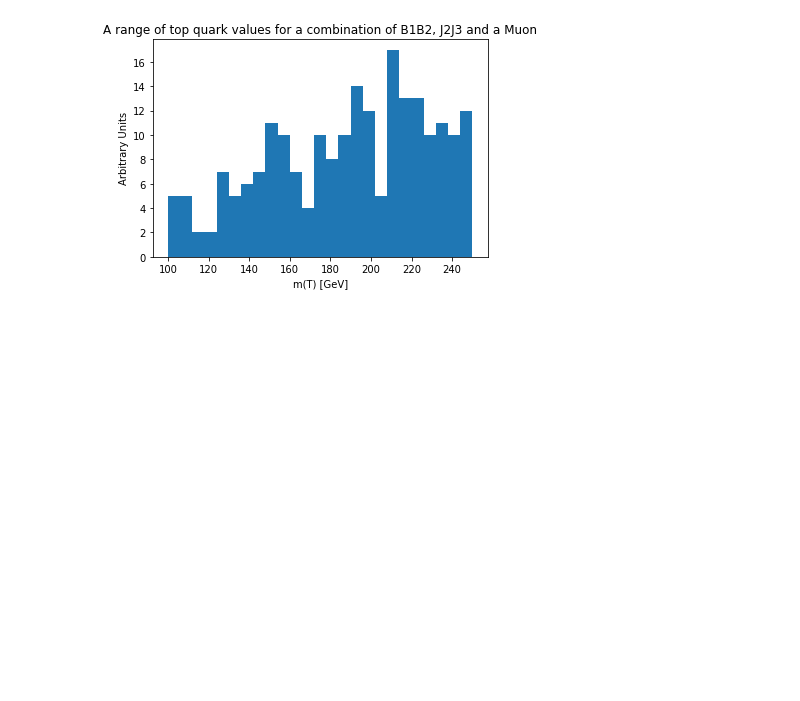
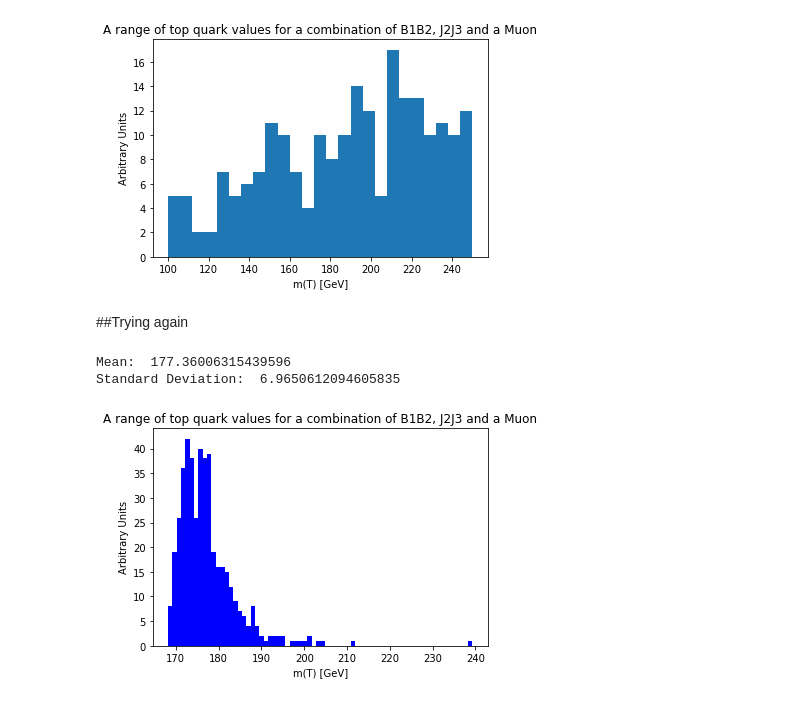
Before and after one commit to Hamza-Suleman/EPP-Coursework3, a Jupyter notebook: EPP_Coursework_3.ipynb, the cells around one changed output. Saved outputs shown, nothing was run; the diff lists cells and outputs as text; code cells hidden in the pictures; blank space fills up the shorter version.

```diff
--- a/EPP_Coursework_3.ipynb
+++ b/EPP_Coursework_3.ipynb
@@ -497,3 +535,33 @@ plt.show()
 Mean:  188.54823902017577
 Standard Deviation:  39.53413236130326
 [figure]
+# %% [markdown]
+##Trying again
+# %%
+j1 = []
+j2 = []
+j3 = []
+for i in range(len(dataarray)):
+  j1.append(np.sqrt(abs(((dataarray[i]["J1_E"])**2 - (dataarray[i]['J1_Px'])**2 - (dataarray[i]['J1_Py'])**2 - (dataarray[i]['J1_Pz'])**2)))/1000)
+  j2.append(np.sqrt(abs(((dataarray[i]["J2_E"])**2 - (dataarray[i]['J2_Px'])**2 - (dataarray[i]['J2_Py'])**2 - (dataarray[i]['J2_Pz'])**2)))/1000)
+  j3.append(np.sqrt(abs(((dataarray[i]["J3_E"])**2 - (dataarray[i]['J3_Px'])**2 - (dataarray[i]['J3_Py'])**2 - (dataarray[i]['J3_Pz'])**2)))/1000)
+# %%
+try1 = []
+try2 = []
+try3 = []
+for i in range(len(j1)):
+  try1.append(j1[i]+b1b2mean+m23mean+muon_mass)
+  try2.append(j2[i]+b1b2mean+m13mean+muon_mass)
+  try3.append(j3[i]+b1b2mean+m12mean+muon_mass)
+# %%
+print('Mean: ', np.mean(try1))
+print("Standard Deviation: ", np.std(try1))
+plt.hist(try1, bins=70, label="m(T) [GeV]",color="b")
+plt.title("A range of top quark values for a combination of B1B2, J2J3 and a Muon")
+plt.ylabel("Arbitrary Units")
+plt.xlabel("m(T) [GeV]")
+plt.show()
+# %% [output]
+Mean:  177.36006315439596
+Standard Deviation:  6.9650612094605835
+[figure, added]
```
Also changed, not shown: parts of 17 cells of this notebook.
